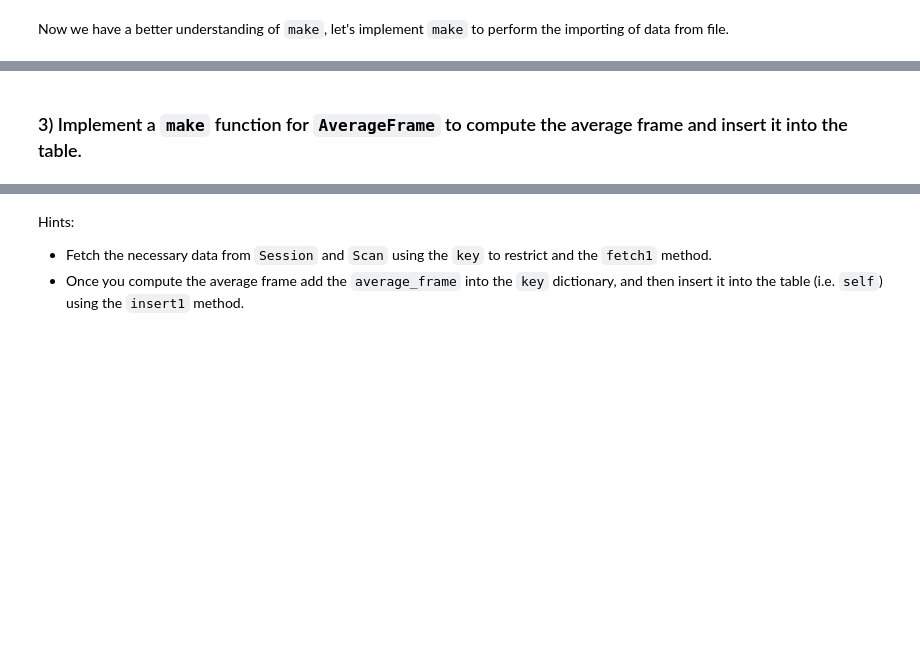
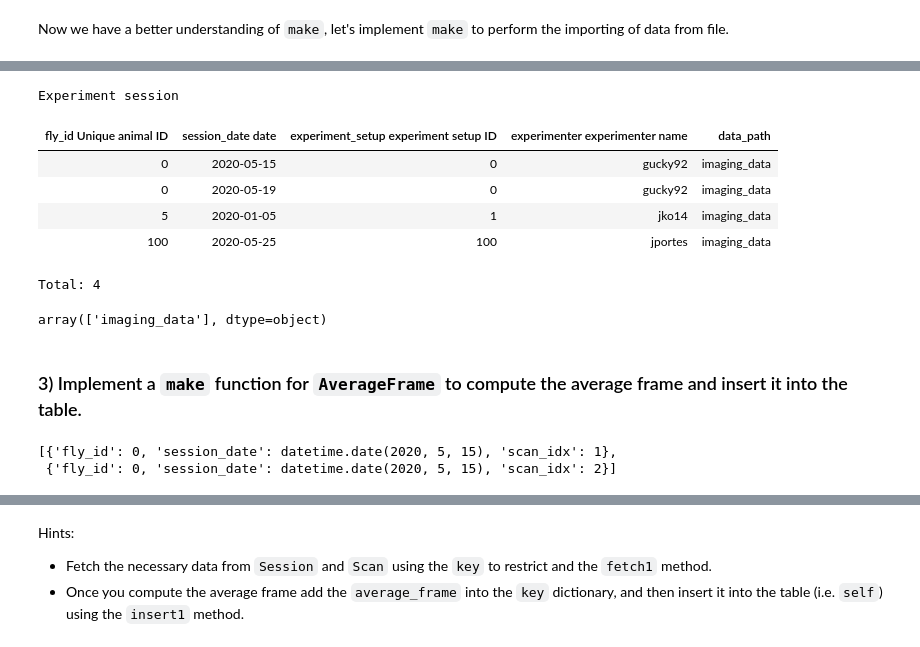
Before and after one commit to jjbussell/PythonDataCourse, a Jupyter notebook: Homeworks/HW6/Part1_Imported_Tables.ipynb, the cells around one changed output, grey strips where cells are left out. Saved outputs shown, nothing was run; the diff lists cells and outputs as text; code cells hidden in the pictures; blank space fills up the shorter version.

```diff
--- a/Homeworks/HW6/Part1_Imported_Tables.ipynb
+++ b/Homeworks/HW6/Part1_Imported_Tables.ipynb
@@ -231,5 +260,26 @@ Now we have a better understanding of `make`, let's implement `make` to perform
+# %%
+Session()
+# %% [output]
+Experiment session
+| fly_id Unique animal ID | session_date date | experiment_setup experiment setup ID | experimenter experimenter name | data_path |
+| 0 | 2020-05-15 | 0 | gucky92 | imaging_data |
+| 0 | 2020-05-19 | 0 | gucky92 | imaging_data |
+| 5 | 2020-01-05 | 1 | jko14 | imaging_data |
+| 100 | 2020-05-25 | 100 | jportes | imaging_data |
+Total: 4
+# %%
+fly0sesh = (Session & {'session_date':'2020-05-15'}).fetch('data_path')
+fly0sesh
+# %% [output]
+array(['imaging_data'], dtype=object)
 # %% [markdown]
 ### 3) Implement a `make` function for `AverageFrame` to compute the average frame and insert it into the table.
+# %%
+scandict = Scan.fetch("KEY")
+scandict
+# %% [output]
+[{'fly_id': 0, 'session_date': datetime.date(2020, 5, 15), 'scan_idx': 1},
+ {'fly_id': 0, 'session_date': datetime.date(2020, 5, 15), 'scan_idx': 2}]
 # %%
 # Modify code here
 
```
Also changed, not shown: parts of 31 cells of this notebook, 1 other file.
